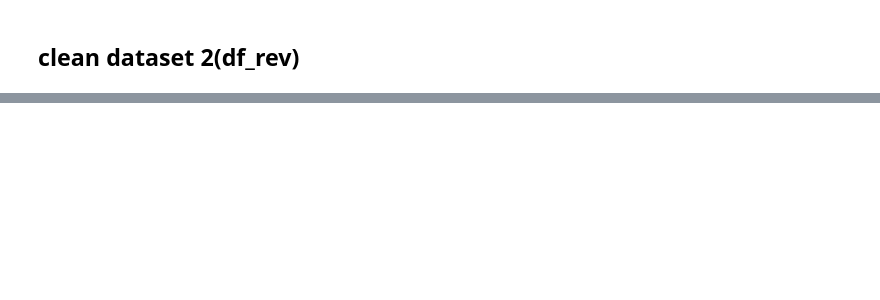
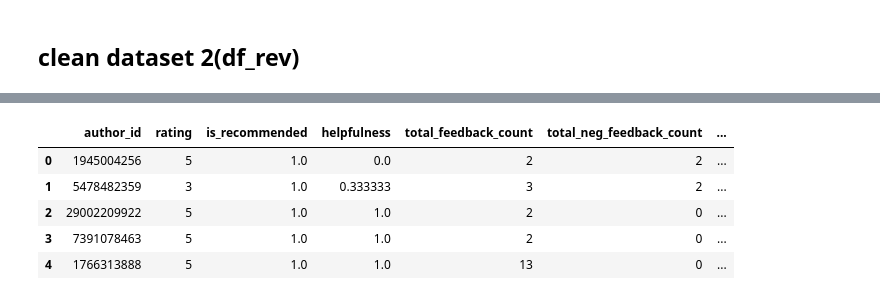
Before and after one commit to r41ss4/rennes_ds, a Jupyter notebook: notebooks_analysis/Cleaning.ipynb, the cells around one changed output, grey strips where cells are left out. Drawn from its saved outputs; the diff is of its cells as text; code cells hidden in the pictures; blank space fills up the shorter version.

```diff
--- a/notebooks_analysis/Cleaning.ipynb
+++ b/notebooks_analysis/Cleaning.ipynb
@@ -161,0 +307,5 @@ dtype: int64
+# %%
+# Eliminate column Unnamed: 0
+clean_datan2.drop('Unnamed: 0', axis=1, inplace=True)
+# Review changes
+clean_datan2.columns
@@ -161,0 +365,5 @@ dtype: int64
+# %%
+# Drop missing review_text rows
+clean_datan2.dropna(subset=['review_text'], inplace=True)
+# Review the data and how many rows have missing information in each columns
+clean_datan2.isna().sum()
@@ -161,0 +390,6 @@ dtype: int64
+# %%
+# select the numerical columns
+num_columns = clean_datan2.select_dtypes(include=('number')).columns
+# replace the missing value by the column Mode
+for col in num_columns :
+    clean_datan2[col] = clean_datan2[col].fillna(clean_datan2[col].mean)
@@ -161,0 +419,6 @@ dtype: int64
+# %%
+# select the categorical columns
+obj_columns = clean_datan2.select_dtypes(include=('object')).columns
+# replace the missing value by the column Mode
+for col in obj_columns :
+    clean_datan2[col] = clean_datan2[col].fillna(clean_datan2[col].mode()[0])
@@ -162,3 +448,14 @@ dtype: int64
+# %%
+# Rename columns for practicity
+clean_datan2.rename(columns = {'review_text':'text'}, inplace = True)
+clean_datan2.head()
+# %% [output]
+|  | author_id | rating | is_recommended | helpfulness | total_feedback_count | total_neg_feedback_count | ... |
+| 0 | 1945004256 | 5 | 1.0 | 0.0 | 2 | 2 | ... |
+| 1 | 5478482359 | 3 | 1.0 | 0.333333 | 3 | 2 | ... |
+| 2 | 29002209922 | 5 | 1.0 | 1.0 | 2 | 0 | ... |
+| 3 | 7391078463 | 5 | 1.0 | 1.0 | 2 | 0 | ... |
+| 4 | 1766313888 | 5 | 1.0 | 1.0 | 13 | 0 | ... |
 # %%
 # Save the cleaned dataset 2 ('clean_datan2')
 clean_datan2.to_csv('clean_reviews.csv', index=False)
```
Also changed, not shown: parts of 16 cells of this notebook, 1 other file.
